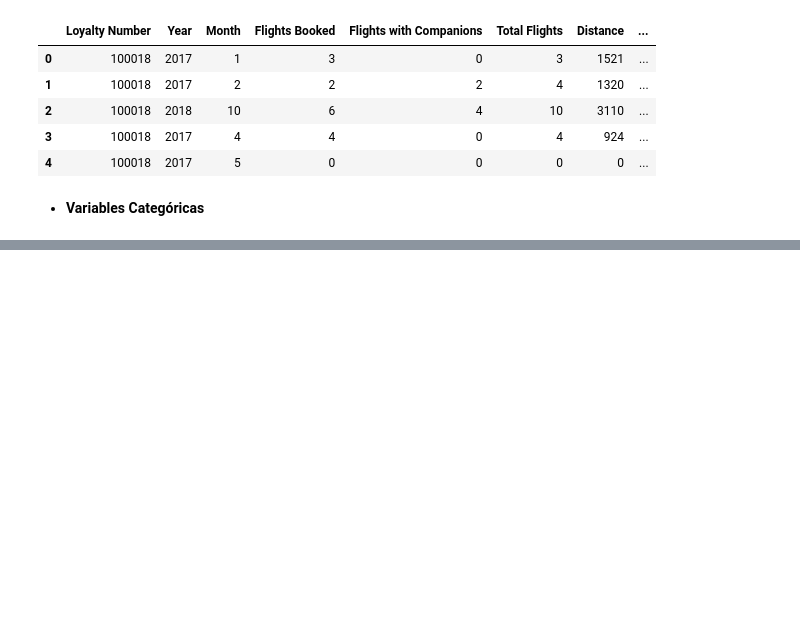
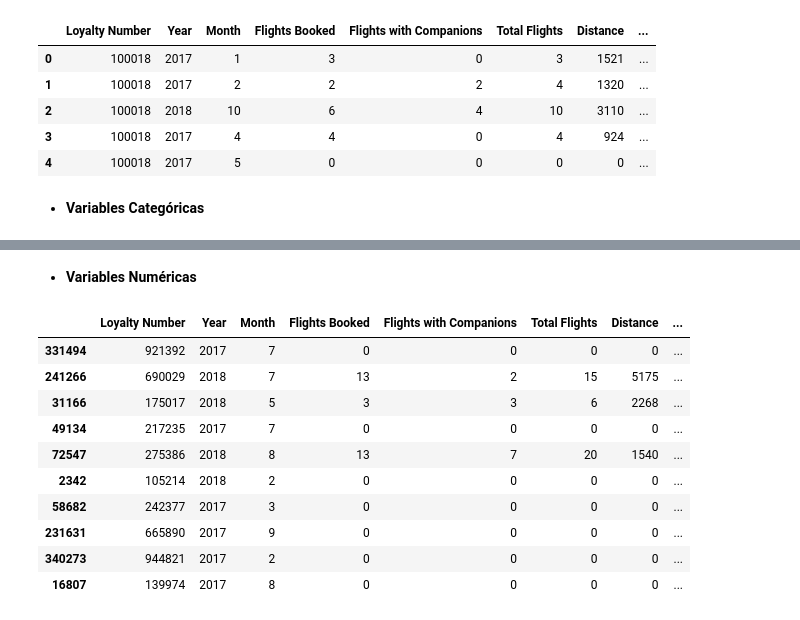
Before and after one commit to Adalab/bda-modulo-3-evaluacion-final-Paulamc1695, a Jupyter notebook: resolucion_evaluacion_02.ipynb, the cells around one changed output, grey strips where cells are left out. Saved outputs shown, nothing was run; the diff lists cells and outputs as text; code cells hidden in the pictures; blank space fills up the shorter version.

```diff
--- a/resolucion_evaluacion_02.ipynb
+++ b/resolucion_evaluacion_02.ipynb
@@ -76,0 +105,18 @@ df_aerolinea_copy[["Country", "Province", "City", "Postal Code", "Gender", "Educ
+# %% [markdown]
+- **Variables Numéricas**
+# %%
+# Cargar el Dataframe con las variables de tipo numéricas tipo "int"
+
+df_aerolinea_copy[["Loyalty Number", "Year", "Month", "Flights Booked", "Flights with Companions", "Total Flights", "Distance", "Points Redeemed", "Dollar Cost Points Redeemed", "Enrollment Year", "Enrollment Month"]].sample(10)
+# %% [output]
+|  | Loyalty Number | Year | Month | Flights Booked | Flights with Companions | Total Flights | Distance | ... |
+| 331494 | 921392 | 2017 | 7 | 0 | 0 | 0 | 0 | ... |
+| 241266 | 690029 | 2018 | 7 | 13 | 2 | 15 | 5175 | ... |
+| 31166 | 175017 | 2018 | 5 | 3 | 3 | 6 | 2268 | ... |
+| 49134 | 217235 | 2017 | 7 | 0 | 0 | 0 | 0 | ... |
+| 72547 | 275386 | 2018 | 8 | 13 | 7 | 20 | 1540 | ... |
+| 2342 | 105214 | 2018 | 2 | 0 | 0 | 0 | 0 | ... |
+| 58682 | 242377 | 2017 | 3 | 0 | 0 | 0 | 0 | ... |
+| 231631 | 665890 | 2017 | 9 | 0 | 0 | 0 | 0 | ... |
+| 340273 | 944821 | 2017 | 2 | 0 | 0 | 0 | 0 | ... |
+| 16807 | 139974 | 2017 | 8 | 0 | 0 | 0 | 0 | ... |
```
Also changed, not shown: parts of 5 cells of this notebook.
